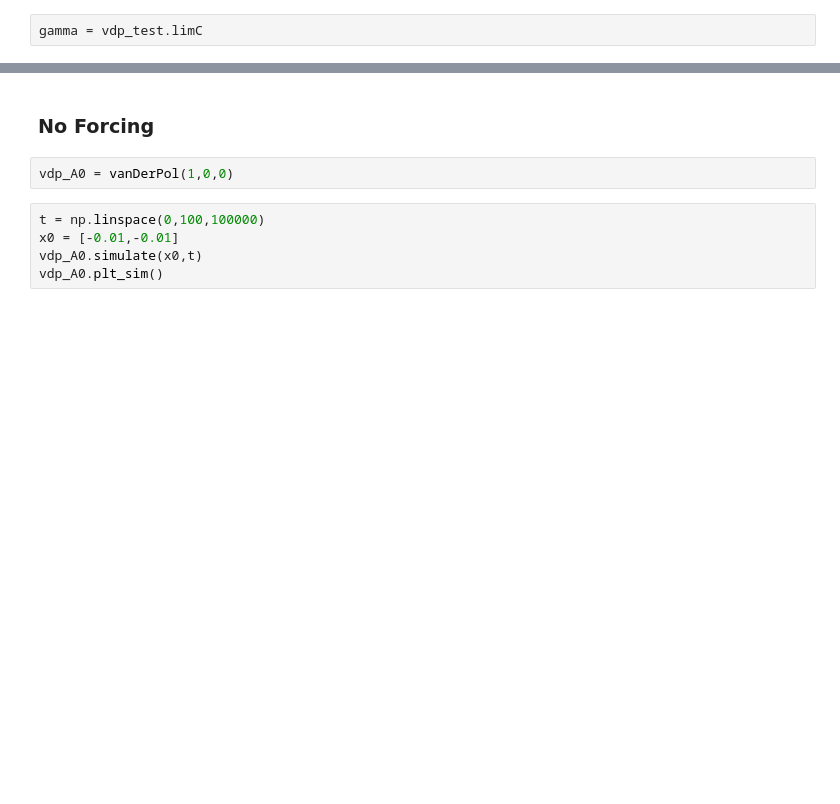
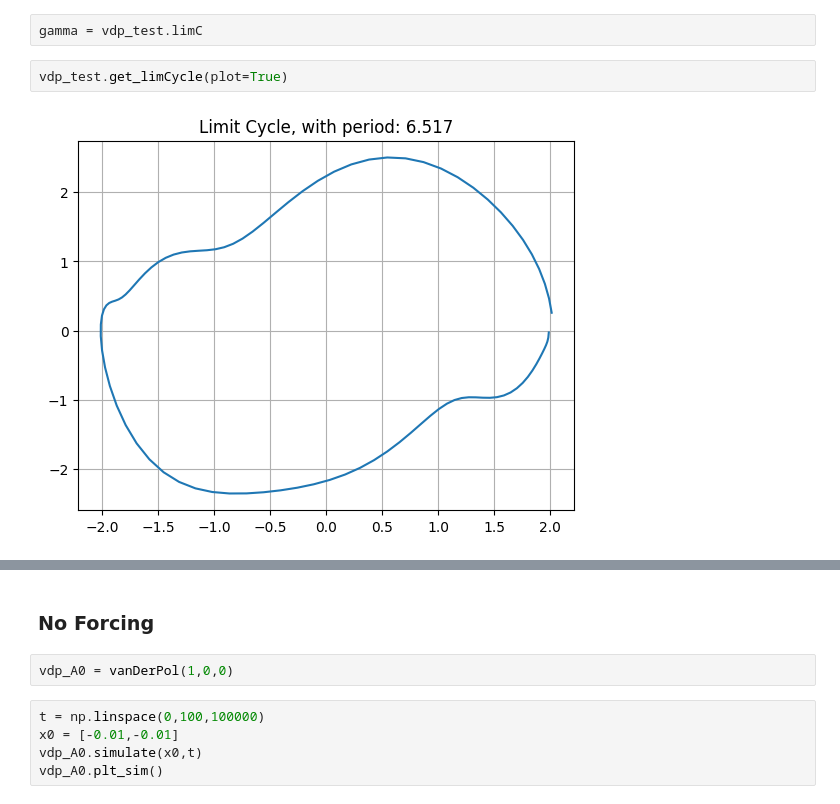
Before and after one commit to michaelStoddard/Chaos, a Jupyter notebook: Projects/vanDerPol.ipynb, the cells around one changed output, grey strips where cells are left out. Drawn from its saved outputs; the diff is of its cells as text; blank space fills up the shorter version.

```diff
--- a/Projects/vanDerPol.ipynb
+++ b/Projects/vanDerPol.ipynb
@@ -511,2 +513,6 @@ vdp_test.plt_sim()
 # %%
 gamma = vdp_test.limC
+# %%
+vdp_test.get_limCycle(plot=True)
+# %% [output]
+[figure, added]
```
Also changed, not shown: parts of 7 cells of this notebook.
